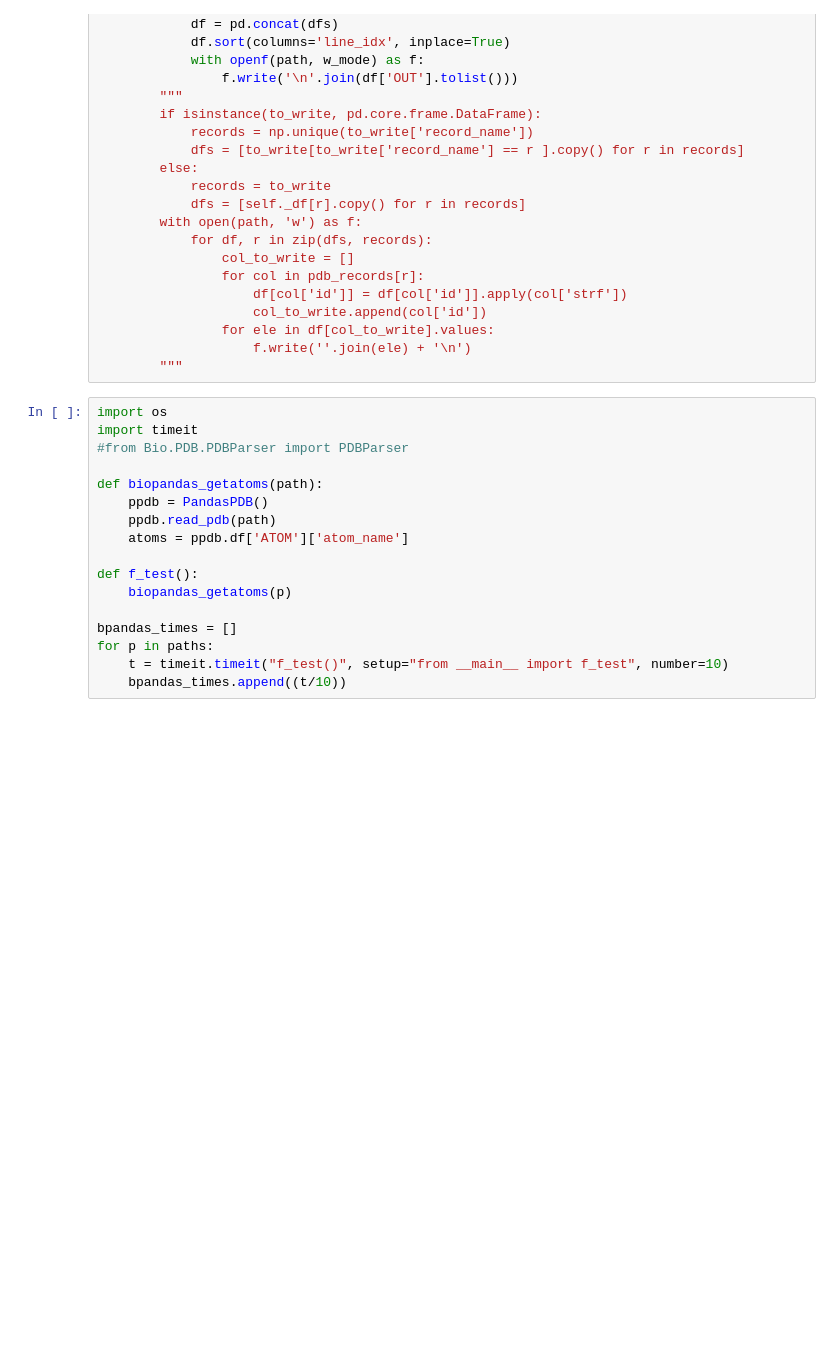
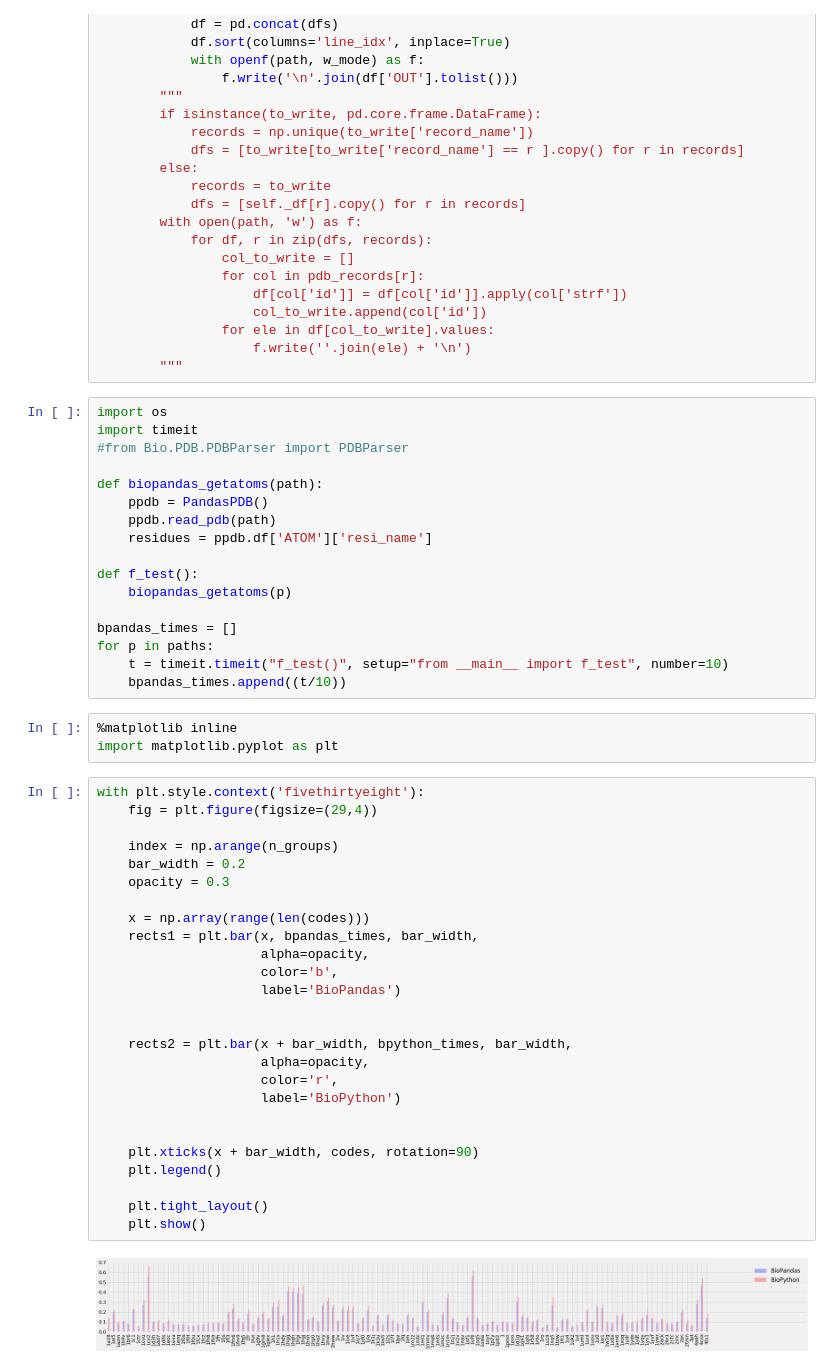
Before and after one commit to BioPandas/biopandas, a Jupyter notebook: docs/benchmark/load_pdb.ipynb, the cells around one changed output. Saved outputs shown, nothing was run; the diff lists cells and outputs as text; blank space fills up the shorter version.

```diff
--- a/docs/benchmark/load_pdb.ipynb
+++ b/docs/benchmark/load_pdb.ipynb
@@ -391,7 +373,7 @@ import timeit
 def biopandas_getatoms(path):
     ppdb = PandasPDB()
     ppdb.read_pdb(path)
-    atoms = ppdb.df['ATOM']['atom_name']
+    residues = ppdb.df['ATOM']['resi_name']
 
 def f_test():
     biopandas_getatoms(p)
@@ -400,3 +382,34 @@ bpandas_times = []
 for p in paths:
     t = timeit.timeit("f_test()", setup="from __main__ import f_test", number=10)
     bpandas_times.append((t/10))
+# %%
+%matplotlib inline
+import matplotlib.pyplot as plt
+# %%
+with plt.style.context('fivethirtyeight'):
+    fig = plt.figure(figsize=(29,4))
+
+    index = np.arange(n_groups)
+    bar_width = 0.2
+    opacity = 0.3
+
+    x = np.array(range(len(codes)))
+    rects1 = plt.bar(x, bpandas_times, bar_width,
+                     alpha=opacity,
+                     color='b',
+                     label='BioPandas')
+
+
+    rects2 = plt.bar(x + bar_width, bpython_times, bar_width,
+                     alpha=opacity,
+                     color='r',
+                     label='BioPython')
+
+
+    plt.xticks(x + bar_width, codes, rotation=90)
+    plt.legend()
+
+    plt.tight_layout()
+    plt.show()
+# %% [output]
+[figure, added]
```
Also changed, not shown: parts of 4 cells of this notebook, 3 other files.
